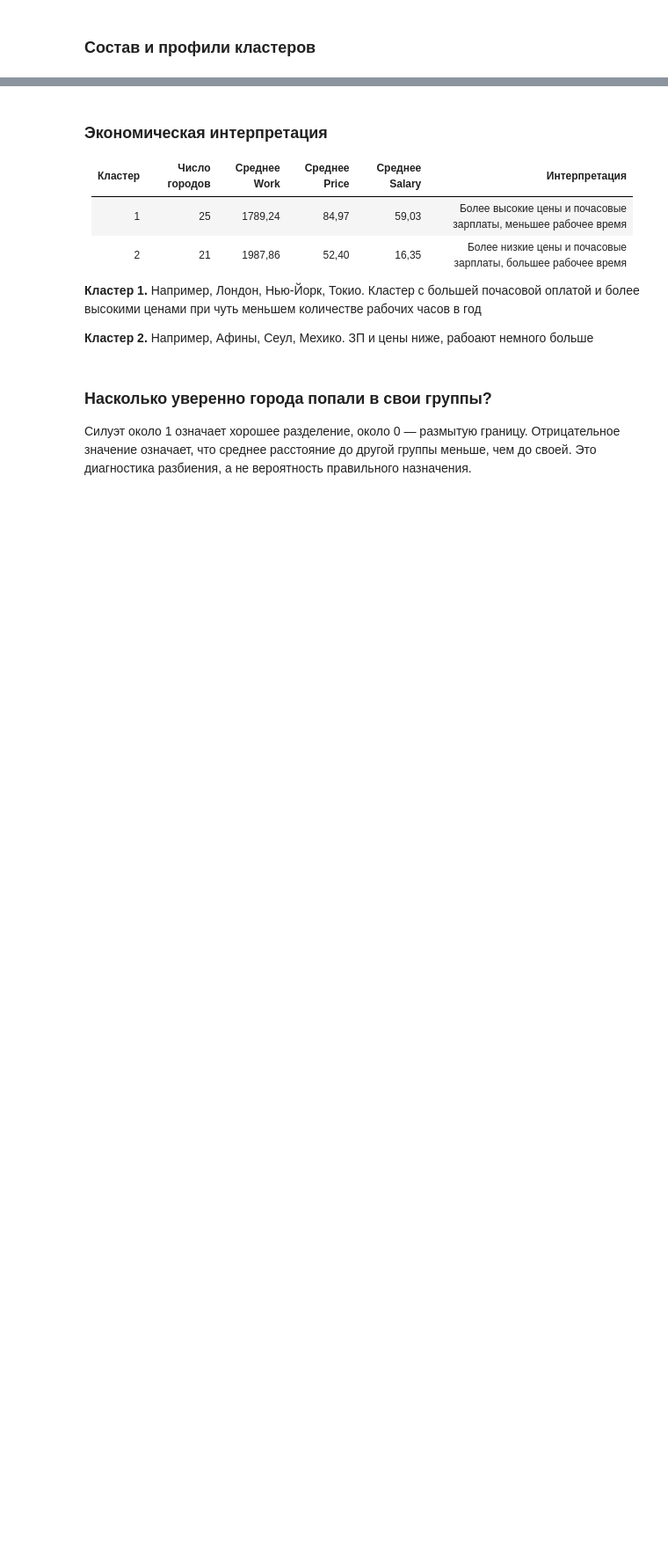
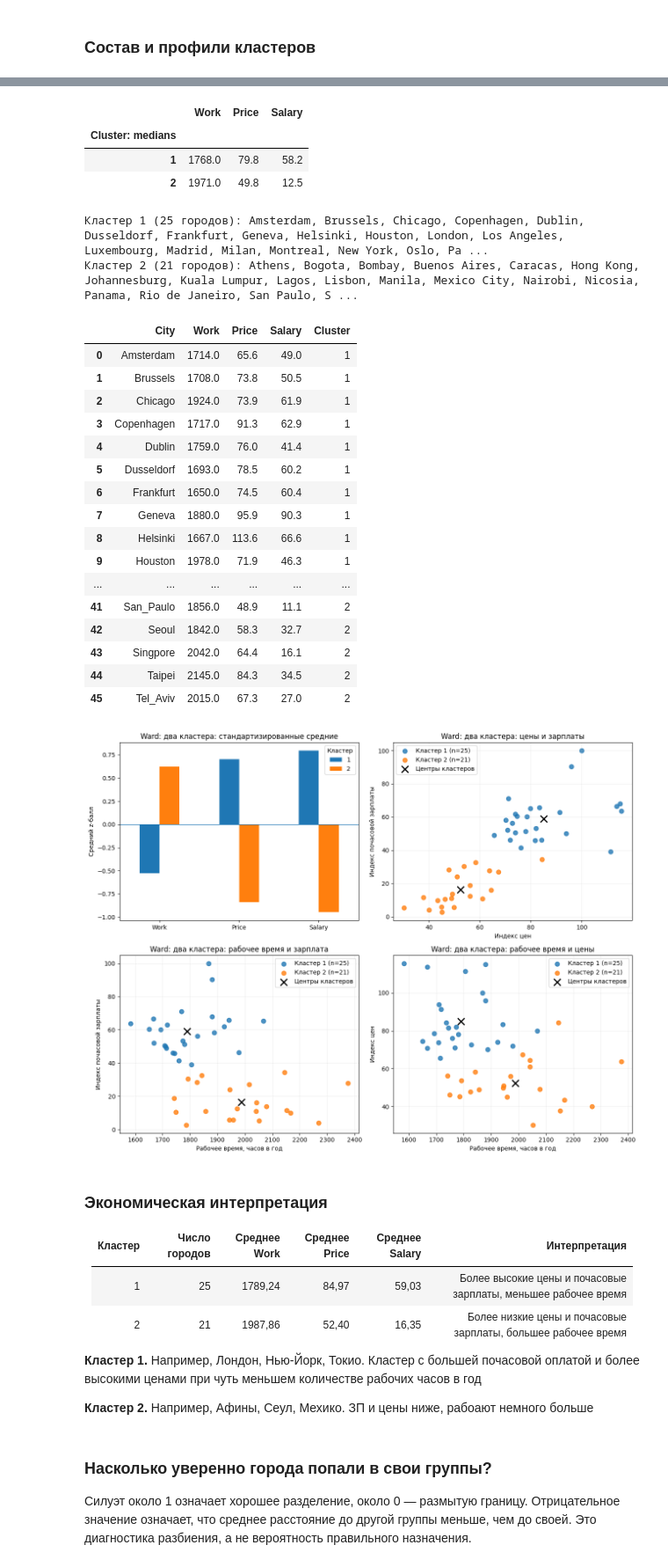
Before and after one commit to IvanManomenov/python_data_analytics, a Jupyter notebook: lab1/lab1_hierarchical.ipynb, the cells around one changed output, grey strips where cells are left out. Shown at 88% size. Cells and saved outputs as stored; diff of their text form; code cells hidden in the pictures; blank space fills up the shorter version.

```diff
--- a/lab1/lab1_hierarchical.ipynb
+++ b/lab1/lab1_hierarchical.ipynb
@@ -204,0 +343,6 @@ Athens, Bogota, Bombay, Buenos Aires, Caracas, Hong Kong, Johannesburg, Kuala Lu
+# %%
+# Показываем состав групп, их средние признаки и медианы.
+profile = df.groupby('Cluster')[features].mean()
+summary = show_cluster_summary(df, 'Cluster', features, medians=True, mean_suffix='_mean')
+plot_cluster_profiles(df, X, df.Cluster.to_numpy(), features, 'Ward: два кластера')
+# %% [output]
@@ -205,3 +353,27 @@ Athens, Bogota, Bombay, Buenos Aires, Caracas, Hong Kong, Johannesburg, Kuala Lu
+|  | Work | Price | Salary |
+| Cluster: medians |  |  |  |
+| 1 | 1768.0 | 79.8 | 58.2 |
+| 2 | 1971.0 | 49.8 | 12.5 |
+Кластер 1 (25 городов): Amsterdam, Brussels, Chicago, Copenhagen, Dublin, Dusseldorf, Frankfurt, Geneva, Helsinki, Houston, London, Los Angeles, Luxembourg, Madrid, Milan, Montreal, New York, Oslo, Pa ...
+Кластер 2 (21 городов): Athens, Bogota, Bombay, Buenos Aires, Caracas, Hong Kong, Johannesburg, Kuala Lumpur, Lagos, Lisbon, Manila, Mexico City, Nairobi, Nicosia, Panama, Rio de Janeiro, San Paulo, S ...
+|  | City | Work | Price | Salary | Cluster |
+| 0 | Amsterdam | 1714.0 | 65.6 | 49.0 | 1 |
+| 1 | Brussels | 1708.0 | 73.8 | 50.5 | 1 |
+| 2 | Chicago | 1924.0 | 73.9 | 61.9 | 1 |
+| 3 | Copenhagen | 1717.0 | 91.3 | 62.9 | 1 |
+| 4 | Dublin | 1759.0 | 76.0 | 41.4 | 1 |
+| 5 | Dusseldorf | 1693.0 | 78.5 | 60.2 | 1 |
+| 6 | Frankfurt | 1650.0 | 74.5 | 60.4 | 1 |
+| 7 | Geneva | 1880.0 | 95.9 | 90.3 | 1 |
+| 8 | Helsinki | 1667.0 | 113.6 | 66.6 | 1 |
+| 9 | Houston | 1978.0 | 71.9 | 46.3 | 1 |
+| ... | ... | ... | ... | ... | ... |
+| 41 | San_Paulo | 1856.0 | 48.9 | 11.1 | 2 |
+| 42 | Seoul | 1842.0 | 58.3 | 32.7 | 2 |
+| 43 | Singpore | 2042.0 | 64.4 | 16.1 | 2 |
+| 44 | Taipei | 2145.0 | 84.3 | 34.5 | 2 |
+| 45 | Tel_Aviv | 2015.0 | 67.3 | 27.0 | 2 |
+[figure, added]
 # %% [markdown]
 ### Экономическая интерпретация
 
```
Also changed, not shown: parts of 17 cells of this notebook.
